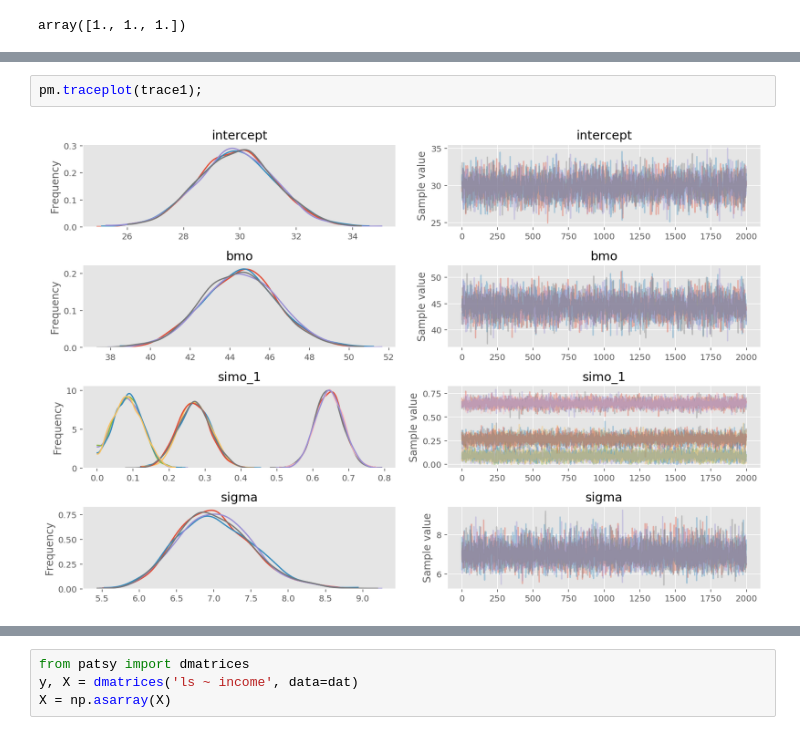
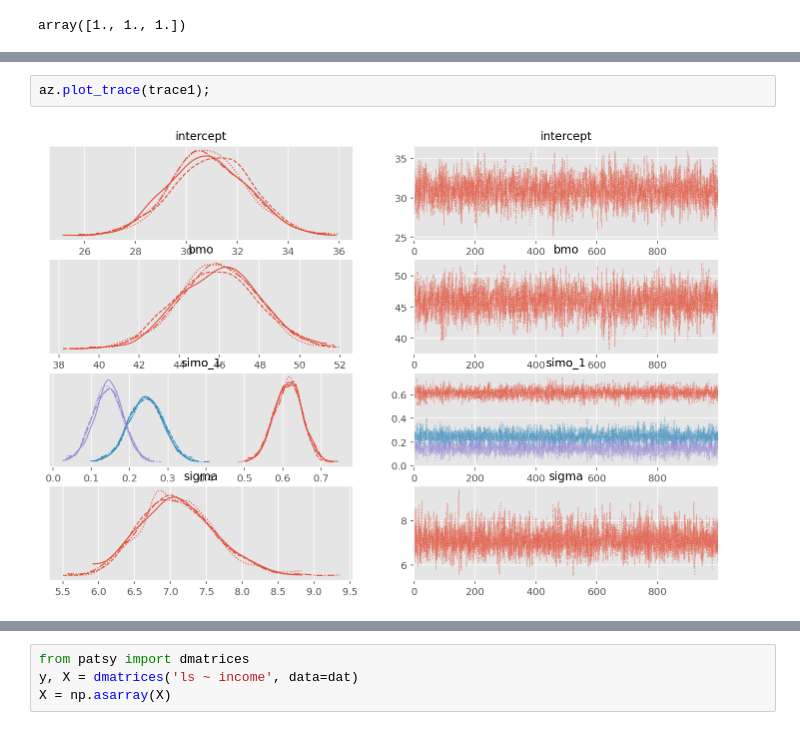
Before and after one commit to junpenglao/Planet_Sakaar_Data_Science, a Jupyter notebook: Ports/brms_monotonic_compare.ipynb, the cells around one changed output, grey strips where cells are left out. Drawn from its saved outputs; the diff is of its cells as text.

```diff
--- a/Ports/brms_monotonic_compare.ipynb
+++ b/Ports/brms_monotonic_compare.ipynb
@@ -109,5 +111,5 @@ INFO (theano.gof.compilelock): To manually release the lock, delete /Users/jlao/
-# %%
-pm.traceplot(trace1);
-# %% [output]
-[figure, removed]
+# %%
+az.plot_trace(trace1);
+# %% [output]
+[figure, added]
 # %%
```
Also changed, not shown: parts of 20 cells of this notebook.
